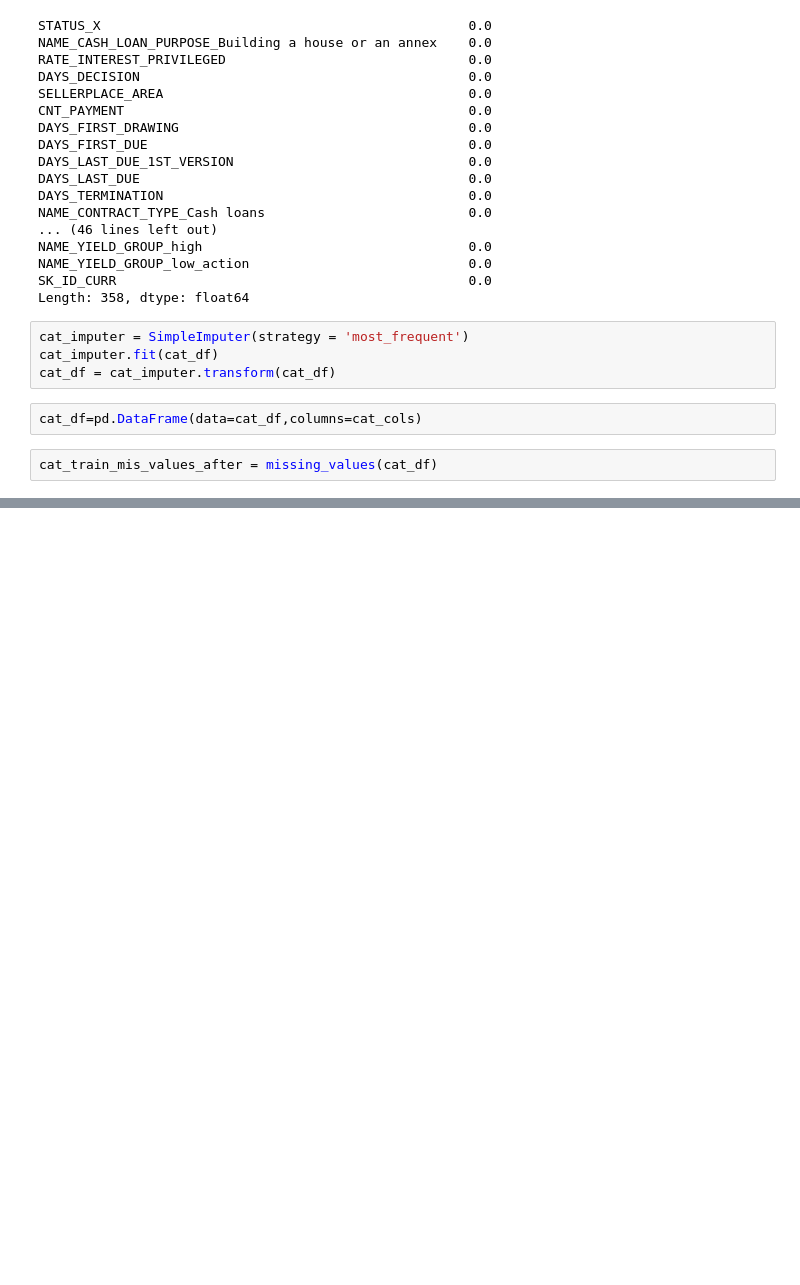
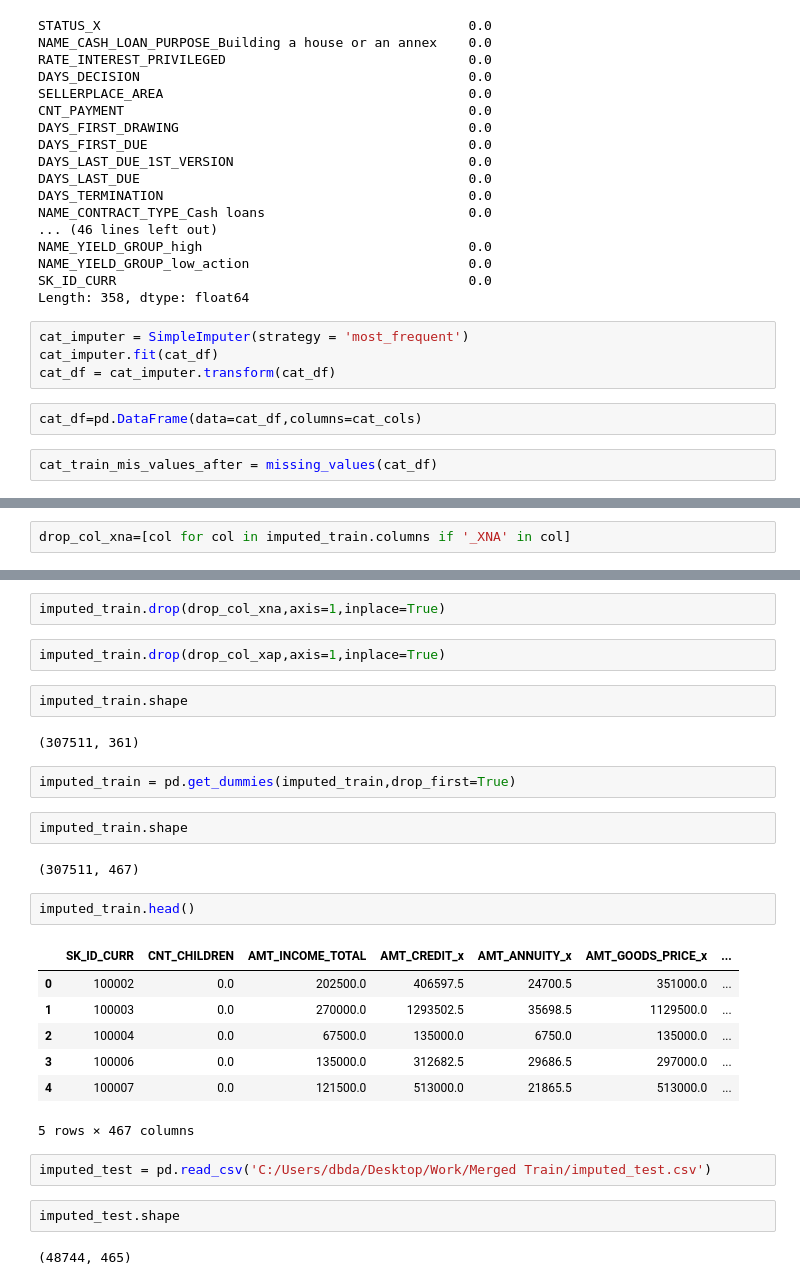
Before and after one commit to madhuram96/Loan-Defaulter-Prediction, a Jupyter notebook: Imputed_Train.ipynb, the cells around one changed output, grey strips where cells are left out. Cells and saved outputs as stored; diff of their text form; blank space fills up the shorter version.

```diff
--- a/Imputed_Train.ipynb
+++ b/Imputed_Train.ipynb
@@ -234,0 +324,2 @@ cat_train_mis_values_after
+# %%
+drop_col_xna=[col for col in imputed_train.columns if '_XNA' in col]
@@ -234,0 +340,30 @@ cat_train_mis_values_after
+# %%
+imputed_train.drop(drop_col_xna,axis=1,inplace=True)
+# %%
+imputed_train.drop(drop_col_xap,axis=1,inplace=True)
+# %%
+imputed_train.shape
+# %% [output]
+(307511, 361)
+# %%
+imputed_train = pd.get_dummies(imputed_train,drop_first=True)
+# %%
+imputed_train.shape
+# %% [output]
+(307511, 467)
+# %%
+imputed_train.head()
+# %% [output]
+|  | SK_ID_CURR | CNT_CHILDREN | AMT_INCOME_TOTAL | AMT_CREDIT_x | AMT_ANNUITY_x | AMT_GOODS_PRICE_x | ... |
+| 0 | 100002 | 0.0 | 202500.0 | 406597.5 | 24700.5 | 351000.0 | ... |
+| 1 | 100003 | 0.0 | 270000.0 | 1293502.5 | 35698.5 | 1129500.0 | ... |
+| 2 | 100004 | 0.0 | 67500.0 | 135000.0 | 6750.0 | 135000.0 | ... |
+| 3 | 100006 | 0.0 | 135000.0 | 312682.5 | 29686.5 | 297000.0 | ... |
+| 4 | 100007 | 0.0 | 121500.0 | 513000.0 | 21865.5 | 513000.0 | ... |
+5 rows × 467 columns
+# %%
+imputed_test = pd.read_csv('C:/Users/dbda/Desktop/Work/Merged Train/imputed_test.csv')
+# %%
+imputed_test.shape
+# %% [output]
+(48744, 465)
```
Also changed, not shown: parts of 26 cells of this notebook.
